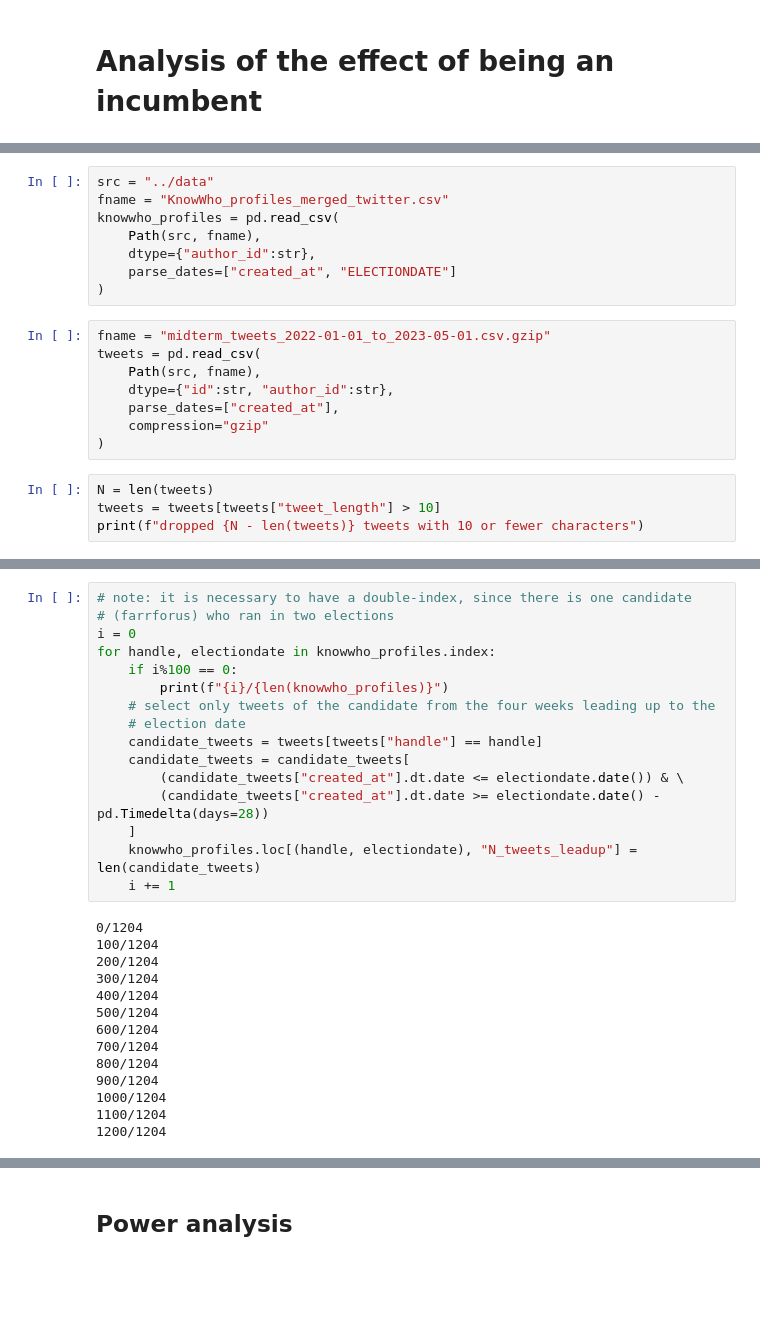
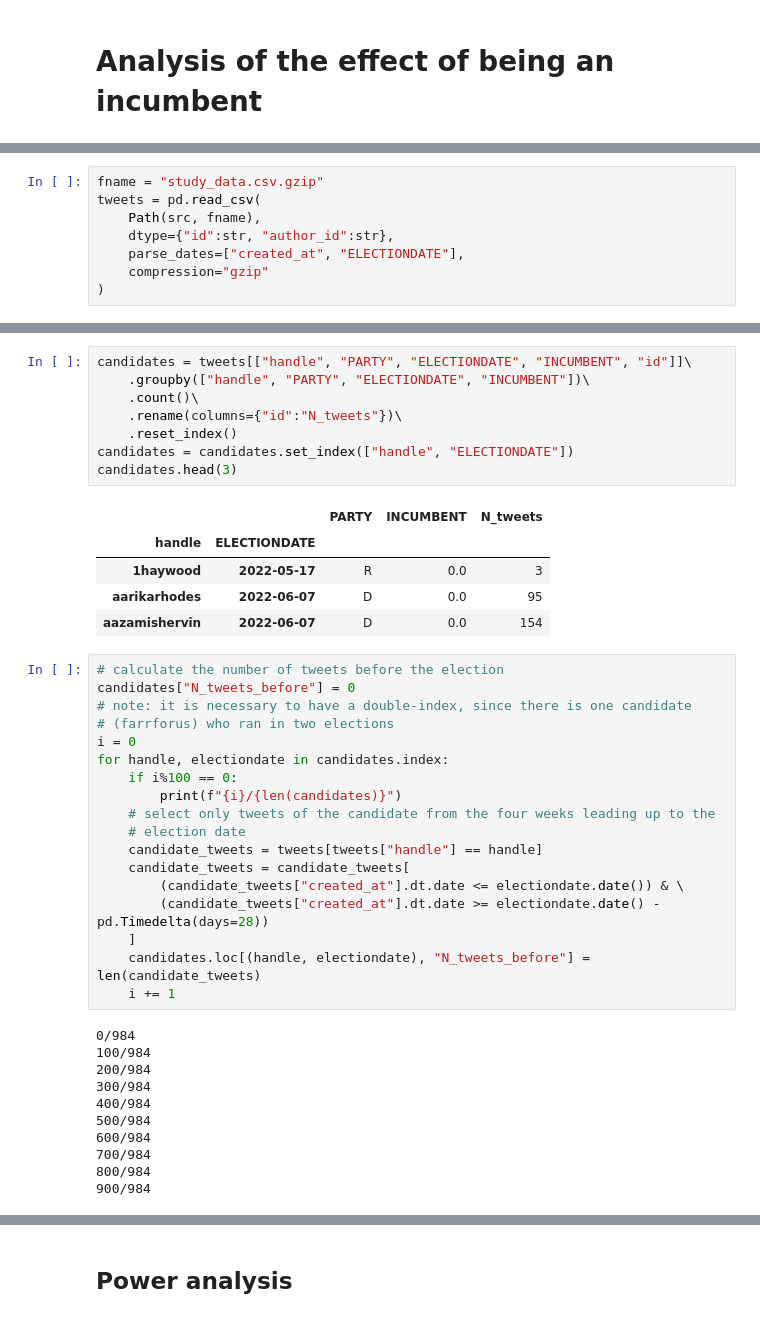
Before and after one commit to JanaLasser/honesty-midterms, a Jupyter notebook: code/analyse_incumbents.ipynb, the cells around one changed output, grey strips where cells are left out. Drawn from its saved outputs; the diff is of its cells as text; blank space fills up the shorter version.

```diff
--- a/code/analyse_incumbents.ipynb
+++ b/code/analyse_incumbents.ipynb
@@ -19,20 +21,8 @@ from tqdm import tqdm
 # %%
-src = "../data"
-fname = "KnowWho_profiles_merged_twitter.csv"
-knowwho_profiles = pd.read_csv(
+fname = "study_data.csv.gzip"
+tweets = pd.read_csv(
     Path(src, fname),
-    dtype={"author_id":str},
-    parse_dates=["created_at", "ELECTIONDATE"]
+    dtype={"id":str, "author_id":str},
+    parse_dates=["created_at", "ELECTIONDATE"],
+    compression="gzip"
 )
-# %%
-fname = "midterm_tweets_2022-01-01_to_2023-05-01.csv.gzip"
-tweets = pd.read_csv(
-    Path(src, fname),
-    dtype={"id":str, "author_id":str},
-    parse_dates=["created_at"],
-    compression="gzip"
-)
-# %%
-N = len(tweets)
-tweets = tweets[tweets["tweet_length"] > 10]
-print(f"dropped {N - len(tweets)} tweets with 10 or fewer characters")
@@ -126,10 +29,26 @@ knowwho_profiles.head(3)
+# %%
+candidates = tweets[["handle", "PARTY", "ELECTIONDATE", "INCUMBENT", "id"]]\
+    .groupby(["handle", "PARTY", "ELECTIONDATE", "INCUMBENT"])\
+    .count()\
+    .rename(columns={"id":"N_tweets"})\
+    .reset_index()
+candidates = candidates.set_index(["handle", "ELECTIONDATE"])
+candidates.head(3)
+# %% [output]
+|  |  | PARTY | INCUMBENT | N_tweets |
+| handle | ELECTIONDATE |  |  |  |
+| 1haywood | 2022-05-17 | R | 0.0 | 3 |
+| aarikarhodes | 2022-06-07 | D | 0.0 | 95 |
+| aazamishervin | 2022-06-07 | D | 0.0 | 154 |
 # %%
+# calculate the number of tweets before the election
+candidates["N_tweets_before"] = 0
 # note: it is necessary to have a double-index, since there is one candidate
 # (farrforus) who ran in two elections
 i = 0
-for handle, electiondate in knowwho_profiles.index:
+for handle, electiondate in candidates.index:
     if i%100 == 0:
-        print(f"{i}/{len(knowwho_profiles)}")
+        print(f"{i}/{len(candidates)}")
     # select only tweets of the candidate from the four weeks leading up to the
     # election date
     candidate_tweets = tweets[tweets["handle"] == handle]
@@ -137,19 +56,16 @@ for handle, electiondate in knowwho_profiles.index:
         (candidate_tweets["created_at"].dt.date <= electiondate.date()) & \
         (candidate_tweets["created_at"].dt.date >= electiondate.date() - pd.Timedelta(days=28))
     ]
-    knowwho_profiles.loc[(handle, electiondate), "N_tweets_leadup"] = len(candidate_tweets)
+    candidates.loc[(handle, electiondate), "N_tweets_before"] = len(candidate_tweets)
     i += 1
 # %% [output]
-0/1204
-100/1204
-200/1204
-300/1204
-400/1204
-500/1204
-600/1204
-700/1204
-800/1204
-900/1204
-1000/1204
-1100/1204
-1200/1204
+0/984
+100/984
+200/984
+300/984
+400/984
+500/984
+600/984
+700/984
+800/984
+900/984
```
Also changed, not shown: parts of 34 cells of this notebook, 2 other files.
